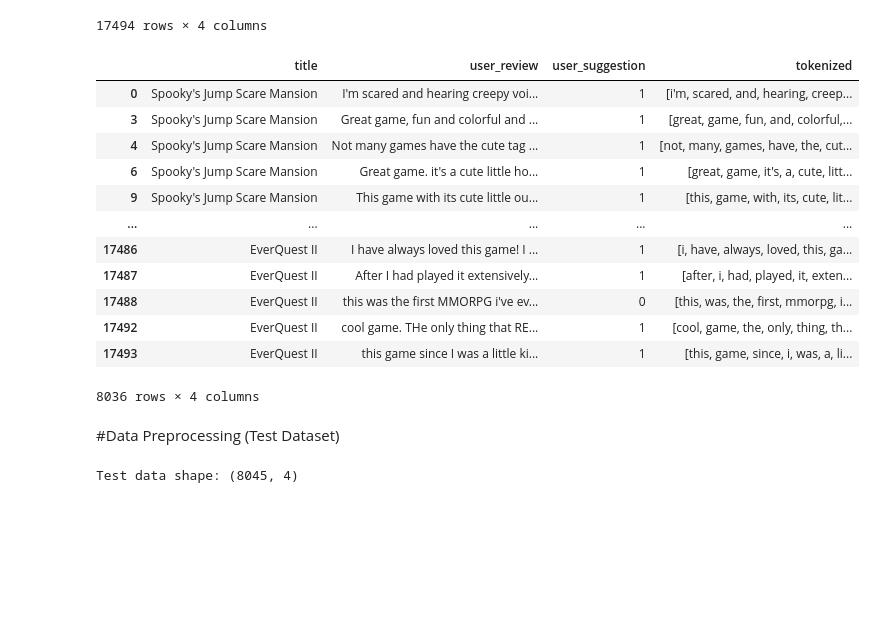
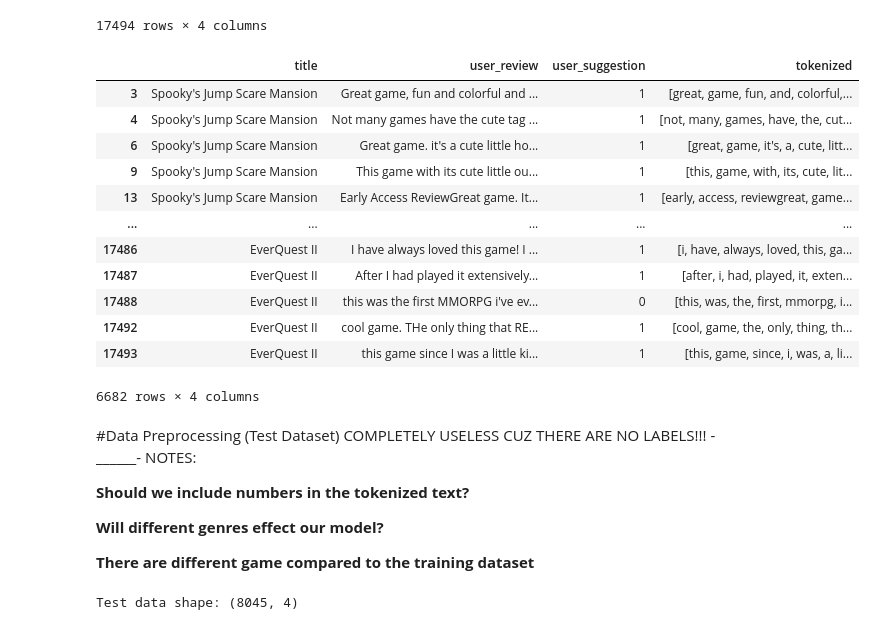
Before and after one commit to JasonTPhillipsJr/CSC215, a Jupyter notebook: FinalProject.ipynb, the cells around one changed output. Saved outputs shown, nothing was run; the diff lists cells and outputs as text; code cells hidden in the pictures; blank space fills up the shorter version.

```diff
--- a/FinalProject.ipynb
+++ b/FinalProject.ipynb
@@ -326,22 +373,21 @@ df_train
 17494 rows × 4 columns
 # %%
 #Drop rows that have more than 150 words
-df_train=df_train[df_train["tokenized"].str.len() <= 150]
+df_train=df_train[df_train["tokenized"].str.len() <= 100]
+df_train=df_train[df_train["tokenized"].str.len() > 3]
 df_train=df_train[~df_train["user_review"].str.contains(r'[~@#$%^*/\|<>♥¥™_=+◕ヘ░▄▐☉ʖ]')]
 df_train
 # %% [output]
 |  | title | user_review | user_suggestion | tokenized |
-| 0 | Spooky's Jump Scare Mansion | I'm scared and hearing creepy voi... | 1 | [i'm, scared, and, hearing, creep... |
 | 3 | Spooky's Jump Scare Mansion | Great game, fun and colorful and ... | 1 | [great, game, fun, and, colorful,... |
 | 4 | Spooky's Jump Scare Mansion | Not many games have the cute tag ... | 1 | [not, many, games, have, the, cut... |
 | 6 | Spooky's Jump Scare Mansion | Great game. it's a cute little ho... | 1 | [great, game, it's, a, cute, litt... |
 | 9 | Spooky's Jump Scare Mansion | This game with its cute little ou... | 1 | [this, game, with, its, cute, lit... |
+| 13 | Spooky's Jump Scare Mansion | Early Access ReviewGreat game. It... | 1 | [early, access, reviewgreat, game... |
 | ... | ... | ... | ... | ... |
 | 17486 | EverQuest II | I have always loved this game! I ... | 1 | [i, have, always, loved, this, ga... |
 | 17487 | EverQuest II | After I had played it extensively... | 1 | [after, i, had, played, it, exten... |
 | 17488 | EverQuest II | this was the first MMORPG i've ev... | 0 | [this, was, the, first, mmorpg, i... |
 | 17492 | EverQuest II | cool game. THe only thing that RE... | 1 | [cool, game, the, only, thing, th... |
 | 17493 | EverQuest II | this game since I was a little ki... | 1 | [this, game, since, i, was, a, li... |
-8036 rows × 4 columns
+6682 rows × 4 columns
-# %% [markdown]
-#Data Preprocessing (Test Dataset)
@@ -348,3 +402,12 @@ df_train
+# %% [markdown]
+#Data Preprocessing (Test Dataset) COMPLETELY USELESS CUZ THERE ARE NO LABELS!!! -______-
+NOTES:
+
+**Should we include numbers in the tokenized text?**
+
+**Will different genres effect our model?**
+
+**There are different game compared to the training dataset**
 # %%
 #Read the review dataset from the training folder
 filename_read = "https://raw.githubusercontent.com/JasonTPhillipsJr/CSC215/main/Final%20Project/test.csv"
```
Also changed, not shown: parts of 70 cells of this notebook.
